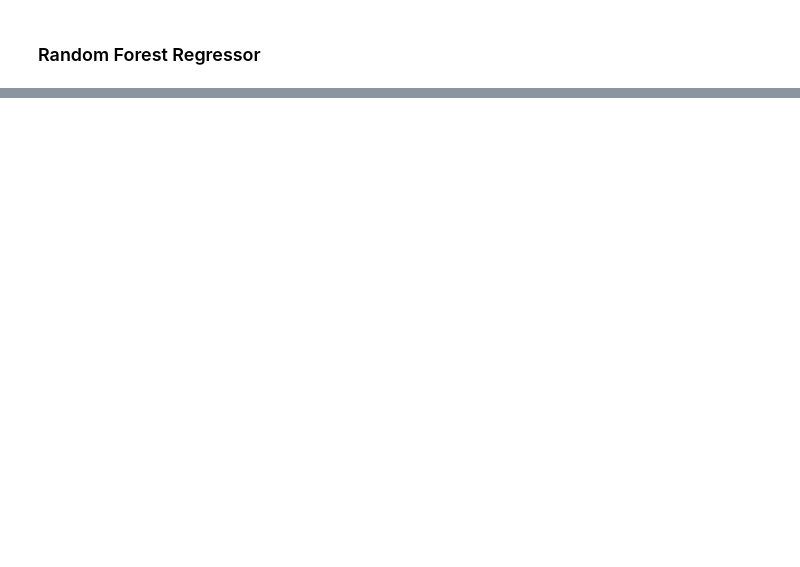
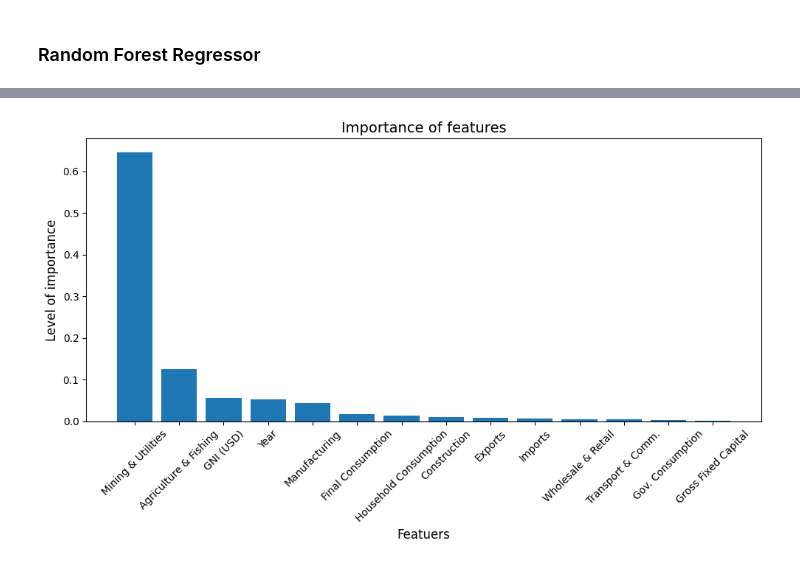
Before and after one commit to mathispappo/Carbon-Emissions-Analysis, a Jupyter notebook: notebook.ipynb, the cells around one changed output, grey strips where cells are left out. Drawn from its saved outputs; the diff is of its cells as text; code cells hidden in the pictures; blank space fills up the shorter version.

```diff
--- a/notebook.ipynb
+++ b/notebook.ipynb
@@ -357,0 +420,17 @@ R2 Score: 0.9574688358804957
+# %%
+feature_importances = RFR_model.feature_importances_
+indices = np.argsort(feature_importances)[::-1]
+
+# Utiliser les noms des colonnes à partir du DataFrame
+feature_names = df_pred.columns
+
+plt.figure(figsize=(10, 6))
+plt.bar(range(X_train.shape[1]), feature_importances[indices], align="center")
+plt.xticks(range(X_train.shape[1]), feature_names[indices], rotation=45, fontsize=10)
+plt.title("Importance of features", fontsize=14)
+plt.xlabel("Featuers", fontsize=12)
+plt.ylabel("Level of importance", fontsize=12)
+plt.tight_layout()
+plt.show()
+# %% [output]
+[figure, added]
```
Also changed, not shown: parts of 6 cells of this notebook.
